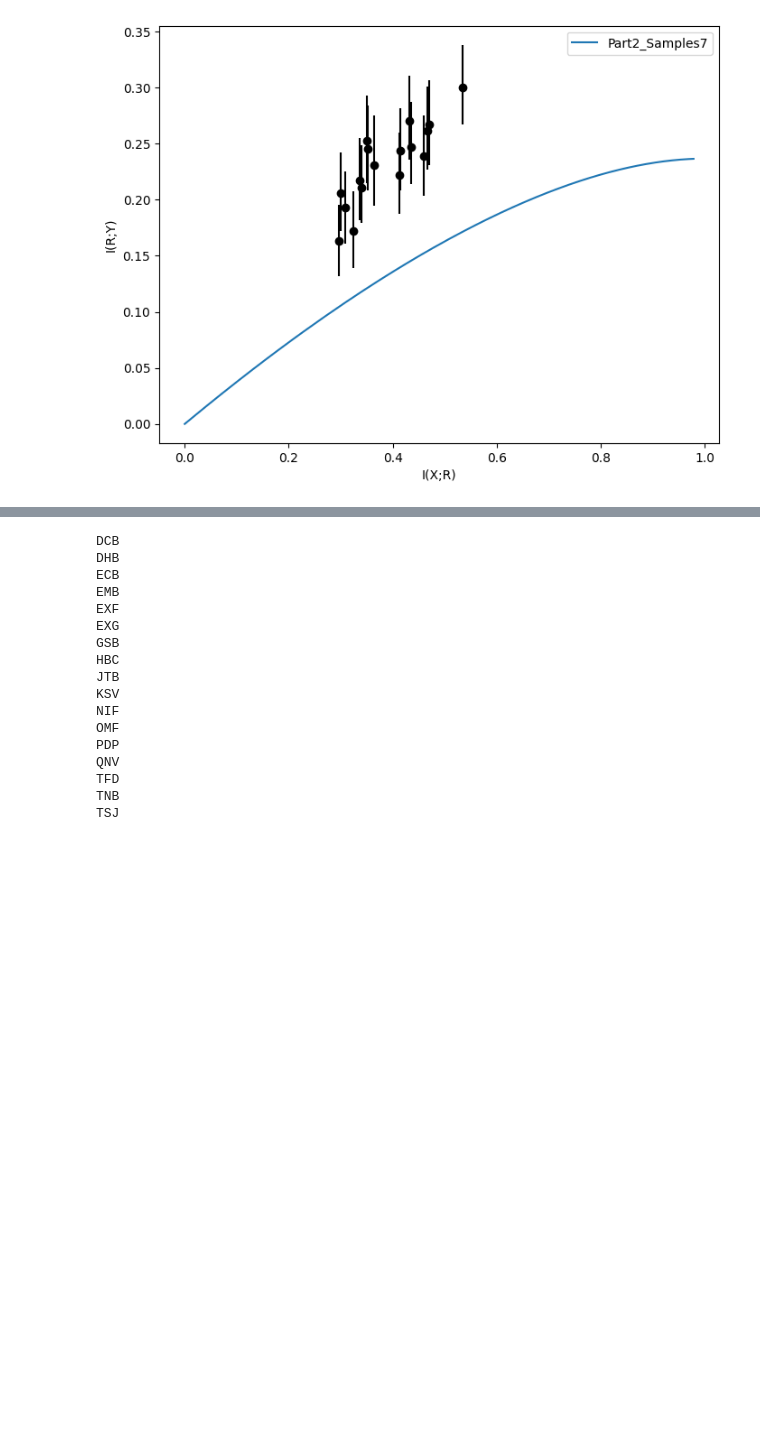
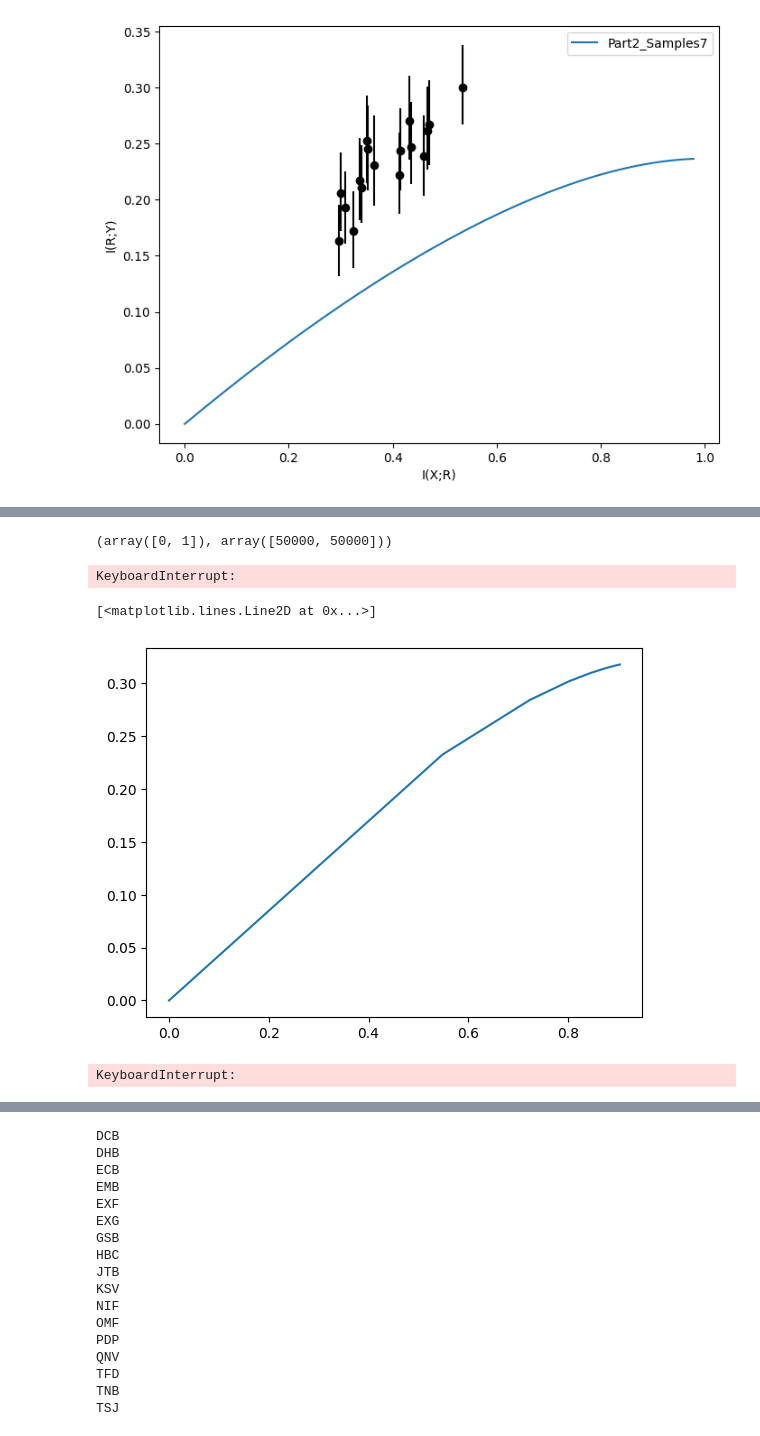
Before and after one commit to jacobaparker/Copy_Murphy2021, a Jupyter notebook: IB_bounds.ipynb, the cells around one changed output, grey strips where cells are left out. Drawn from its saved outputs; the diff is of its cells as text; code cells hidden in the pictures; blank space fills up the shorter version.

Commit message:
work on continuous bound via mc

```diff
--- a/IB_bounds.ipynb
+++ b/IB_bounds.ipynb
@@ -614,7 +615,7 @@ Processing TNB...
 Processing TSJ...
 # %%
 # number of threads for parallelized analyses
-N_threads = 22
+N_threads = 14
 
 
 ### parameters governing analyses ###
@@ -797,0 +1013,13 @@ plt.show()
+# %%
+np.unique(Ysample, return_counts=True)
+# %% [output]
+(array([0, 1]), array([50000, 50000]))
+# %%
+IB_bound_mc = get_mc_IB_bound(Ysample,p_YgX_sample,N_b=20,max_b=100,iterlimit=100000,init='random',N_inits=3,betastar_array=None,N_threads=12,seed=234,sort_by_beta=True)
+# %% [output]
+KeyboardInterrupt:
+# %%
+plt.plot(IB_bound_mc['I_XR'], IB_bound_mc['I_RY'], label='MC IB Bound')
+# %% [output]
+[<matplotlib.lines.Line2D at 0x...>]
+[figure, added]
@@ -797,0 +1094,4 @@ plt.show()
+# %%
+out = mc_IB(beta=10,Ysample=Ysample,p_YgX_sample=p_YgX_sample,iterlimit=100000,init='random',N_inits=3,betastar=None,seed=None,return_dict=True)
+# %% [output]
+KeyboardInterrupt:
```
Also changed, not shown: parts of 18 cells of this notebook, 1 other file.
